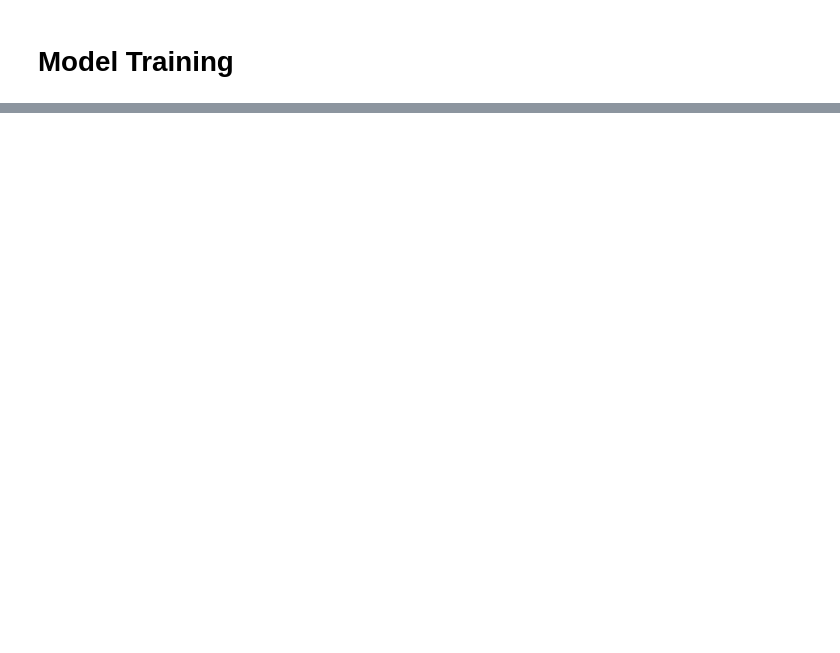
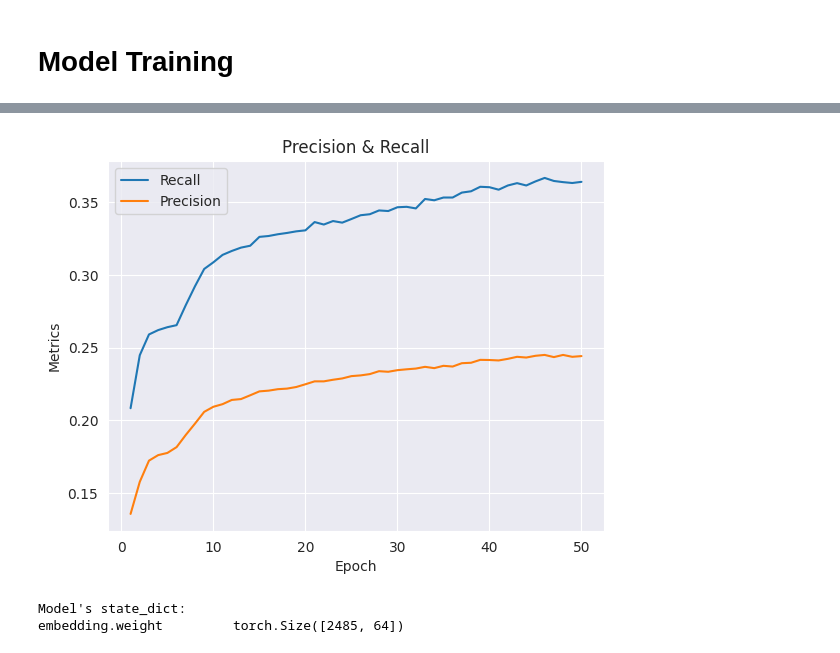
Before and after one commit to apolanco3225/MovieRecommendation, a Jupyter notebook: ModelBaseline.ipynb, the cells around one changed output, grey strips where cells are left out. Cells and saved outputs as stored; diff of their text form; code cells hidden in the pictures; blank space fills up the shorter version.

```diff
--- a/ModelBaseline.ipynb
+++ b/ModelBaseline.ipynb
@@ -414,0 +472,18 @@ device
+# %%
+plt.plot(epoch_list, light_recall, label='Recall')
+plt.plot(epoch_list, light_precision, label='Precision')
+
+plt.title("Precision & Recall")
+plt.xlabel('Epoch')
+plt.ylabel('Metrics')
+plt.legend()
+plt.grid(True)
+# %% [output]
+[figure, added]
+# %%
+print("Model's state_dict:")
+for param_tensor in lightgcn.state_dict():
+    print(param_tensor, "\t", lightgcn.state_dict()[param_tensor].size())
+# %% [output]
+Model's state_dict:
+embedding.weight         torch.Size([2485, 64])
```
Also changed, not shown: parts of 16 cells of this notebook.
